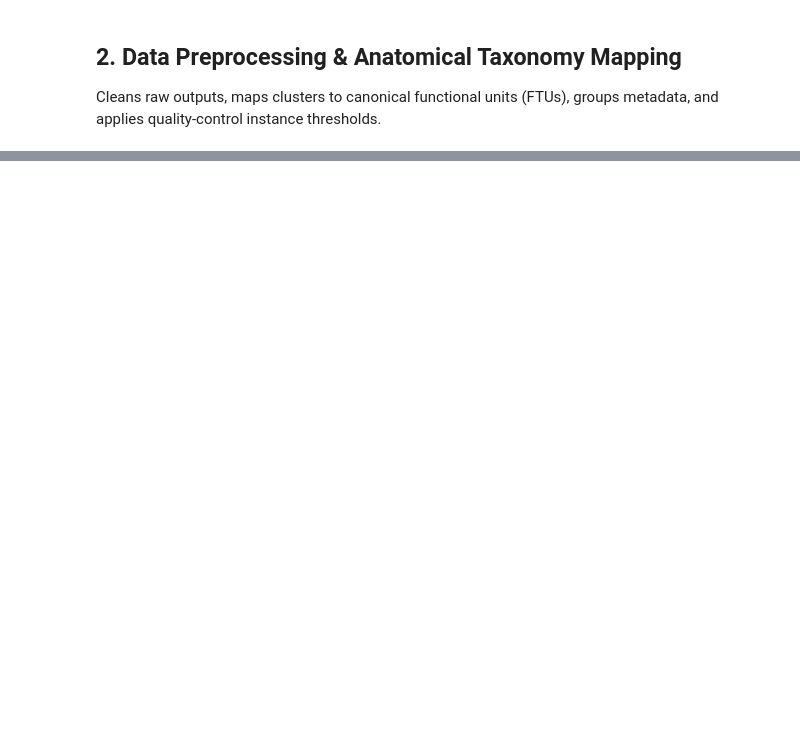
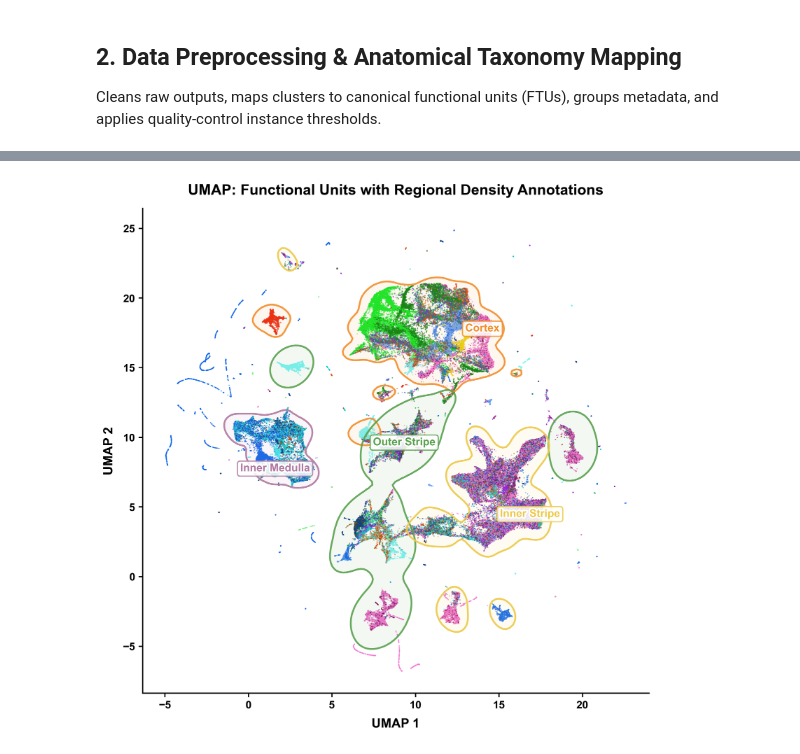
Before and after one commit to jvillazon/hsi_machine_learning, a Jupyter notebook: sk_classifier/integrated_pipeline.ipynb, the cells around one changed output, grey strips where cells are left out. Drawn from its saved outputs; the diff is of its cells as text; code cells hidden in the pictures; blank space fills up the shorter version.

```diff
--- a/sk_classifier/integrated_pipeline.ipynb
+++ b/sk_classifier/integrated_pipeline.ipynb
@@ -298,2 +400,4 @@ Renders UMAP coordinates color-coded by categorical functional unit / cluster an
+# %%
+z_df = pd.read_csv(r"C:\Users\jvill\OneDrive - UC San Diego\integrated_pipeline\journal_figures\umap-dropnan_in_im.csv")
 # %%
 # Check if precomputed UMAP columns exist or load precomputed embeddings
@@ -331,0 +598,91 @@ else:
+# %%
+# Composite UMAP: Regional Density Boundaries Overlaid onto Cluster Points
+umap_plot_df = z_df.sample(frac=1, random_state=42).copy()
+umap_cols = [c for c in ['umap_1', 'umap_2', 'UMAP_1', 'UMAP_2'] if c in z_df.columns]
+
+if len(umap_cols) >= 2:
+    u1, u2 = umap_cols[0], umap_cols[1]
+
+UNIT_COLORS = {
+    'Glomeruli | Podo, CD31': "#eb2d13",
+    'PT | LRP2': "#0a8416",
+    # "Cluster3": "#10c922",
+    'PT | THY1': "#13eb28",
+    'PT | PROM1/VCAM1': "#7af487",
+    'TDL | AQP1, Cyto8': "#84530a",
+    # "Cluster7": "#f4c37a",
+    'TAL | NaK/UMOD': "#840a62",
+    'TAL | UMOD': "#f47ad2",
+    # "Cluster10": "#f47ad2",
+    'DCT | SLC12a3': "#ebd613",
+    'DN | Cyto8': "#0a3b84",
+    # "Cluster13": "#0e52b7",
+    # "Cluster14": "#0e52b7",
+    'DN | Cyto8, Bcat': "#1369eb",
+    'DN | Cyto8, Bcat, Ecad': "#478af0",
+    'DN | Cyto8, Ecad': "#7aabf4",
+    'Endothelium | CD31': "#0a8484",
+    'Endothelium | CD31, Podo': "#10c9c9",
+    'Pericytes | CD90, CD31(-)': "#35eeee",
+    'VSMCs | aSMA': "#7af4f4",
+    'Immune | CD20': "#8b3103",
+    'Immune - MP | CD45, CD206': "#d44a05",
+    "Immune - T | CD3, CD4": "#f9702a",
+    "Immune - T | CD3, CD8": "#fba173",
+    "Interstitial cells | IGFBP7": "#9913eb"
+}
+
+
+unit_order = [c for c in UNIT_COLORS.keys() if c in umap_plot_df['unit'].values]
+if not unit_order:
+    unit_order = sorted(umap_plot_df['unit'].dropna().unique())
+
+umap_plot_df['group'] = umap_plot_df['group'].replace({'Outer Cortex': 'Cortex', 'Inner Cortex': 'Cortex'})
+
+unit_labels = list(UNIT_COLORS.keys())
+# Consistent palette for cortical/medullary zones
+REGION_COLORS = {
+    # 'Outer Cortex': '#4e79a7',
+    'Cortex': '#f28e2b',
+    'Outer Stripe': '#59a14f',
+    'Inner Stripe': '#edc948',
+    'Inner Medulla': '#b07aa1'
+}
+GROUP_COLORS = REGION_COLORS
+
+GROUP_ORDER = list(REGION_COLORS.keys())
+
+region_order = [g for g in GROUP_ORDER if g in umap_plot_df['group'].values]
+if not region_order:
+    region_order = list(umap_plot_df['group'].dropna().unique())
+
+
+
+fig_overlay, ax_overlay = plot_umap_with_region_density_overlay(
+    df=umap_plot_df,
+    umap_1_col=u1,
+    umap_2_col=u2,
+    cluster_col='unit',
+    cluster_palette=UNIT_COLORS,
+    cluster_order=unit_labels,
+    region_col='group',
+    region_palette=REGION_COLORS,
+    region_order=region_order,
+    density_levels=[0.1],   # Outer envelope and highest density core
+    contour_alpha=0.9,
+    contour_lw=1.8,
+    contour_fill=True,
+    fill_alpha=0.07,
+    annotate_region_labels=True,   # Places bold label badge at density peak
+    show_region_legend=True,
+    region_legend_title="Regions",
+    region_legend_loc="lower left",
+    label_fontsize=11,
+    s=1,
+    alpha=0.65,
+    figsize=(8, 8),
+    title="UMAP: Functional Units with Regional Density Annotations",
+    save_path="./plots/umap_clusters_with_regional_density_overlay.png"
+)
+plt.show()
+# %% [output]
@@ -331,0 +690 @@ else:
+[figure, added]
```
Also changed, not shown: parts of 29 cells of this notebook, 6 other files.
